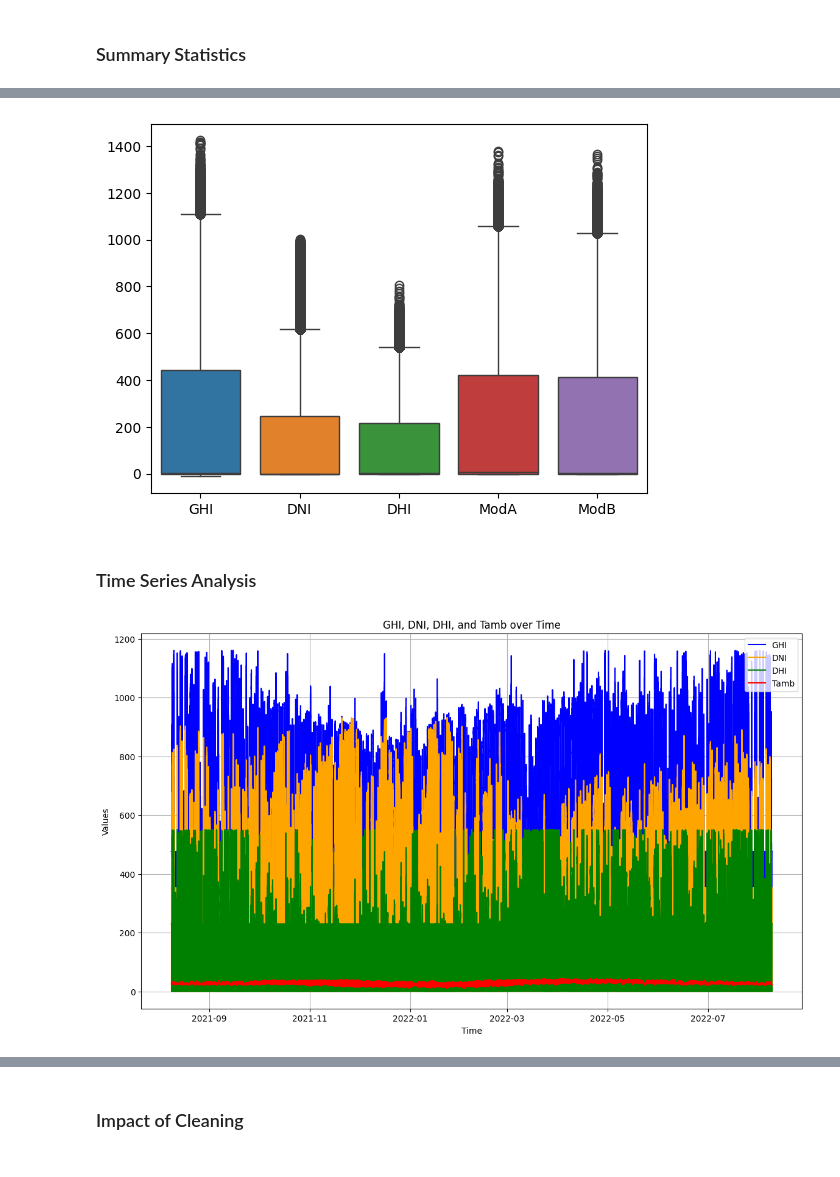
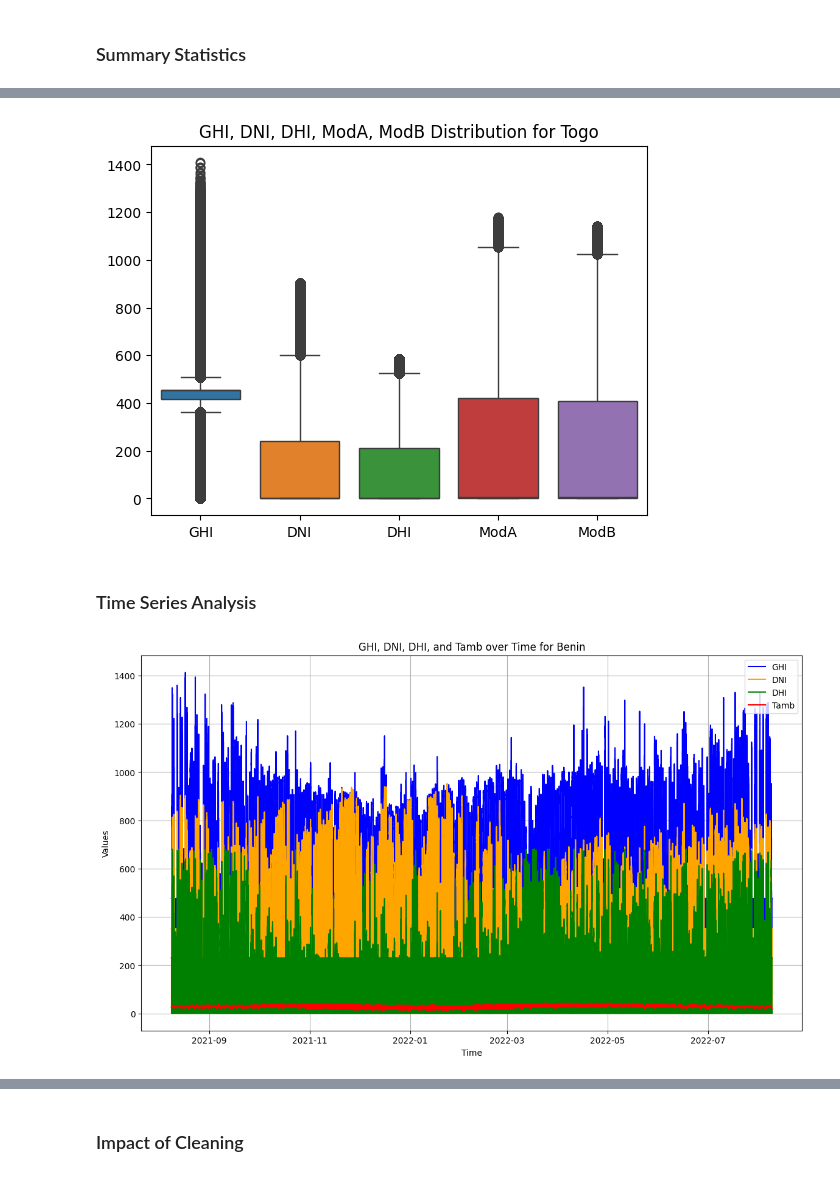
Before and after one commit to HallelujahK/solar-farm-analysis, a Jupyter notebook: notebooks/EDA.ipynb, the cells around one changed output, grey strips where cells are left out. Saved outputs shown, nothing was run; the diff lists cells and outputs as text; code cells hidden in the pictures.

```diff
--- a/notebooks/EDA.ipynb
+++ b/notebooks/EDA.ipynb
@@ -78,23 +78,32 @@ columns_of_interest = ['GHI', 'DNI', 'DHI', 'ModA', 'ModB', 'WS', 'WSgust']
 # Function to clean negative values and replace outliers with NaN
 def clean_outliers_and_negatives(df, column):
     # Replace negative values with NaN
-    df[column] = df[column].apply(lambda x: np.nan if x < 0 else x)
+    data_benin[column] = data_benin[column].apply(lambda x: np.nan if x < 0 else x)
 
     # Calculate Z-scores for the column
-    z_scores = np.abs((df[column] - df[column].mean()) / df[column].std())
+    z_scores = np.abs((data_benin[column] - data_benin[column].mean()) / data_benin[column].std())
 
     # Define an outlier threshold (e.g., z > 3)
     outlier_threshold = 3
 
     # Replace outliers with NaN
-    df[column] = np.where(z_scores > outlier_threshold, np.nan, df[column])
+    data_benin[column] = np.where(z_scores > outlier_threshold, np.nan, data_benin[column])
 
 # Apply the function to the columns of interest
 for col in columns_of_interest:
     clean_outliers_and_negatives(data_benin, col)
 
+for col in columns_of_interest:
+    clean_outliers_and_negatives(data_sierraleone, col)
+
+for col in columns_of_interest:
+    clean_outliers_and_negatives(data_togo, col)
+
 # Replace NaN values (including missing and cleaned outliers) with the mean of the column
 data_benin[columns_of_interest] = data_benin[columns_of_interest].apply(lambda x: x.fillna(x.mean()))
+data_sierraleone[columns_of_interest] = data_sierraleone[columns_of_interest].apply(lambda x: x.fillna(x.mean()))
+data_togo[columns_of_interest] = data_togo[columns_of_interest].apply(lambda x: x.fillna(x.mean()))
+
 
 # Check if the cleaning process was successful
 data_benin[columns_of_interest].describe()
@@ -121,13 +132,12 @@ plt.show()
 # %%
 sns.boxplot(data = data_togo[['GHI', 'DNI', 'DHI', 'ModA', 'ModB']])
+plt.title('GHI, DNI, DHI, ModA, ModB Distribution for Togo')
 plt.show()
 # %% [output]
-[figure, old version]
+[figure, new version]
 # %% [markdown]
 ### Time Series Analysis
 # %%
-
-
 # Convert the Timestamp column to datetime if it's not already
 data_benin['Timestamp'] = pd.to_datetime(data_benin['Timestamp'])
 
@@ -144,11 +154,11 @@ plt.plot(data_benin.index, data_benin['Tamb'], label='Tamb', color='red')
 
 plt.xlabel('Time')
 plt.ylabel('Values')
-plt.title('GHI, DNI, DHI, and Tamb over Time')
+plt.title('GHI, DNI, DHI, and Tamb over Time for Benin')
 plt.legend(loc='upper right')
 plt.grid(True)
 
 plt.show()
 # %% [output]
-[figure, old version]
+[figure, new version]
 # %%
```
Also changed, not shown: parts of 12 cells of this notebook.
